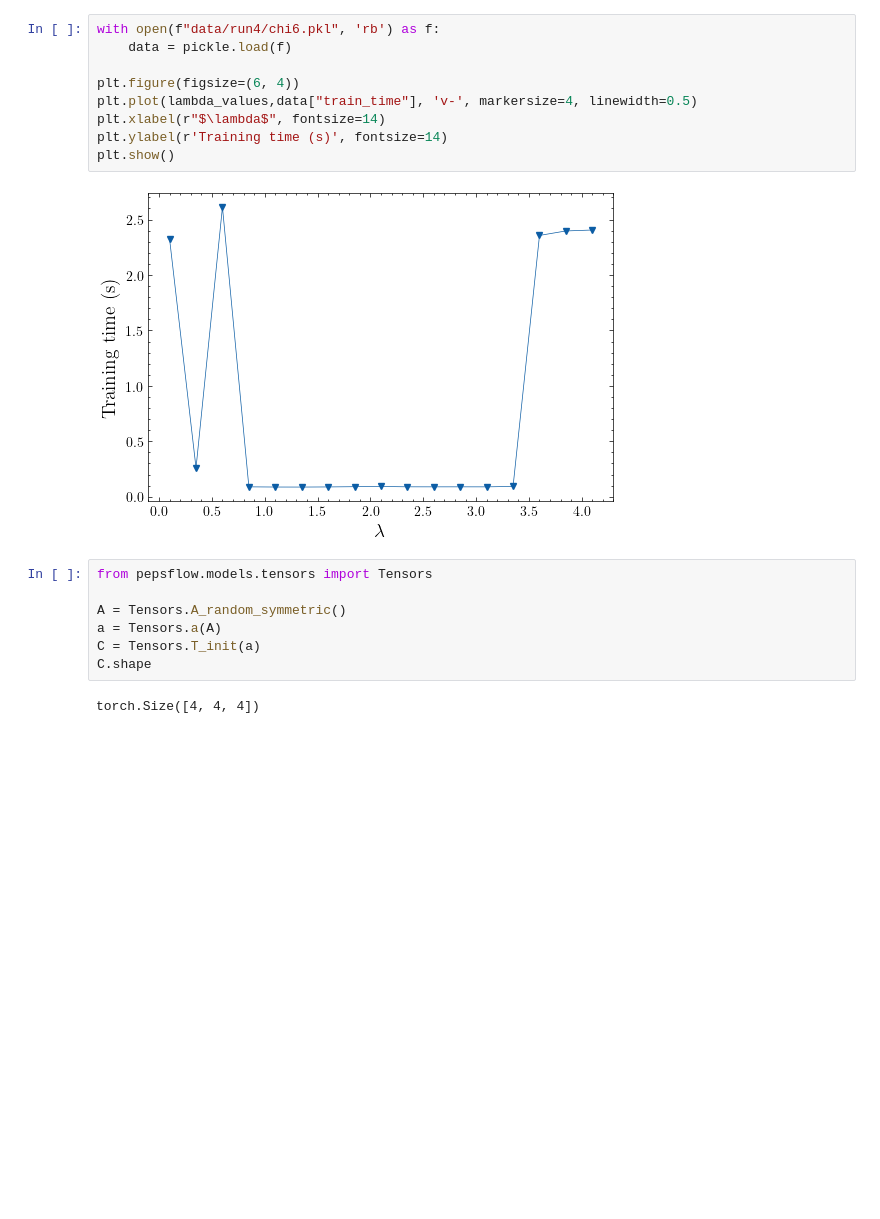
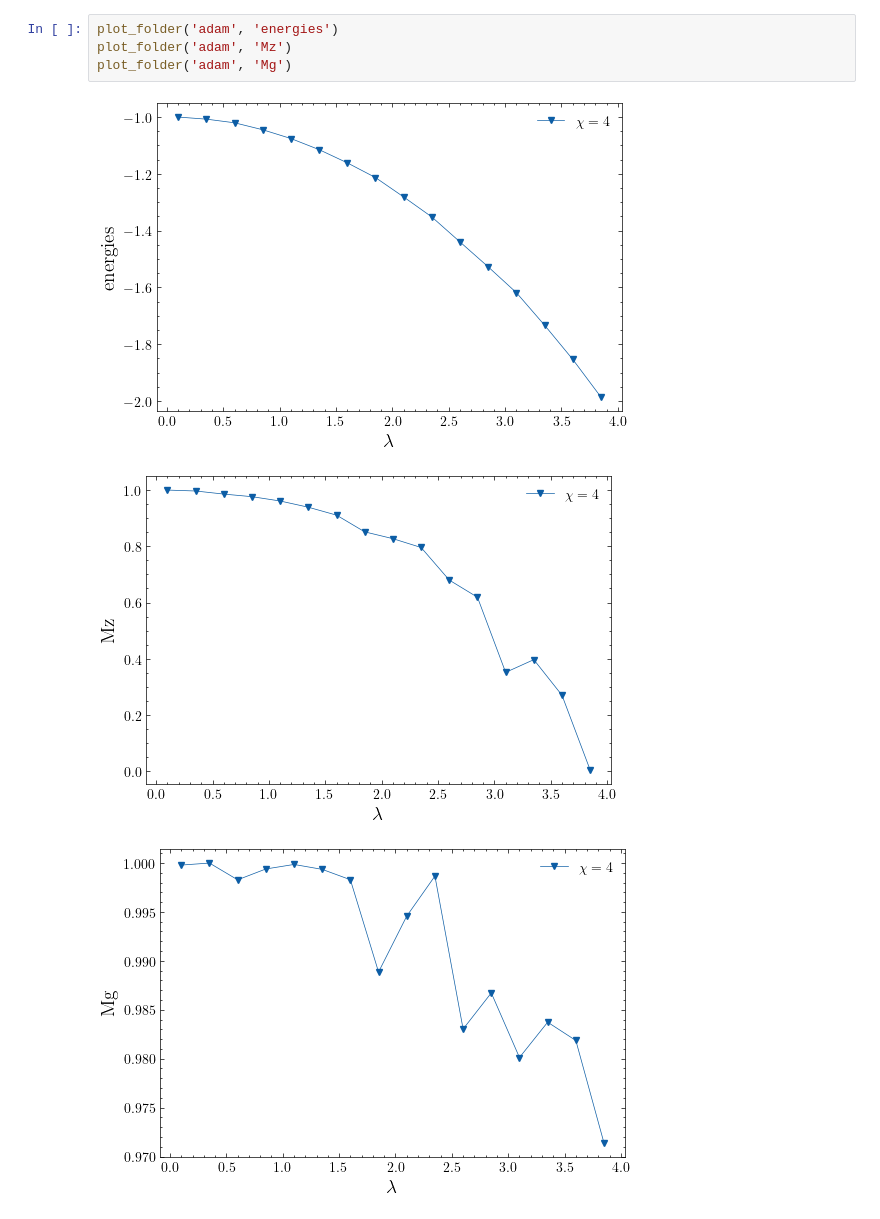
Before and after one commit to DerkNiessink/PEPSFlow, a Jupyter notebook: analysis.ipynb, the cells around one changed output. Saved outputs shown, nothing was run; the diff lists cells and outputs as text; blank space fills up the shorter version.

```diff
--- a/analysis.ipynb
+++ b/analysis.ipynb
@@ -57,20 +148,8 @@ plt.show()
-# %%
-with open(f"data/run4/chi6.pkl", 'rb') as f:
-    data = pickle.load(f)
-
-plt.figure(figsize=(6, 4))
-plt.plot(lambda_values,data["train_time"], 'v-', markersize=4, linewidth=0.5)
-plt.xlabel(r"$\lambda$", fontsize=14)
-plt.ylabel(r'Training time (s)', fontsize=14)
-plt.show()
-# %% [output]
-[figure, removed]
-# %%
-from pepsflow.models.tensors import Tensors
-
-A = Tensors.A_random_symmetric()
-a = Tensors.a(A)
-C = Tensors.T_init(a)
-C.shape
-# %% [output]
-torch.Size([4, 4, 4])
+# %%
+plot_folder('adam', 'energies')
+plot_folder('adam', 'Mz')
+plot_folder('adam', 'Mg')
+# %% [output]
+[figure, added]
+[figure, added]
+[figure, added]
```
Also changed, not shown: parts of 19 cells of this notebook, 24 other files.
